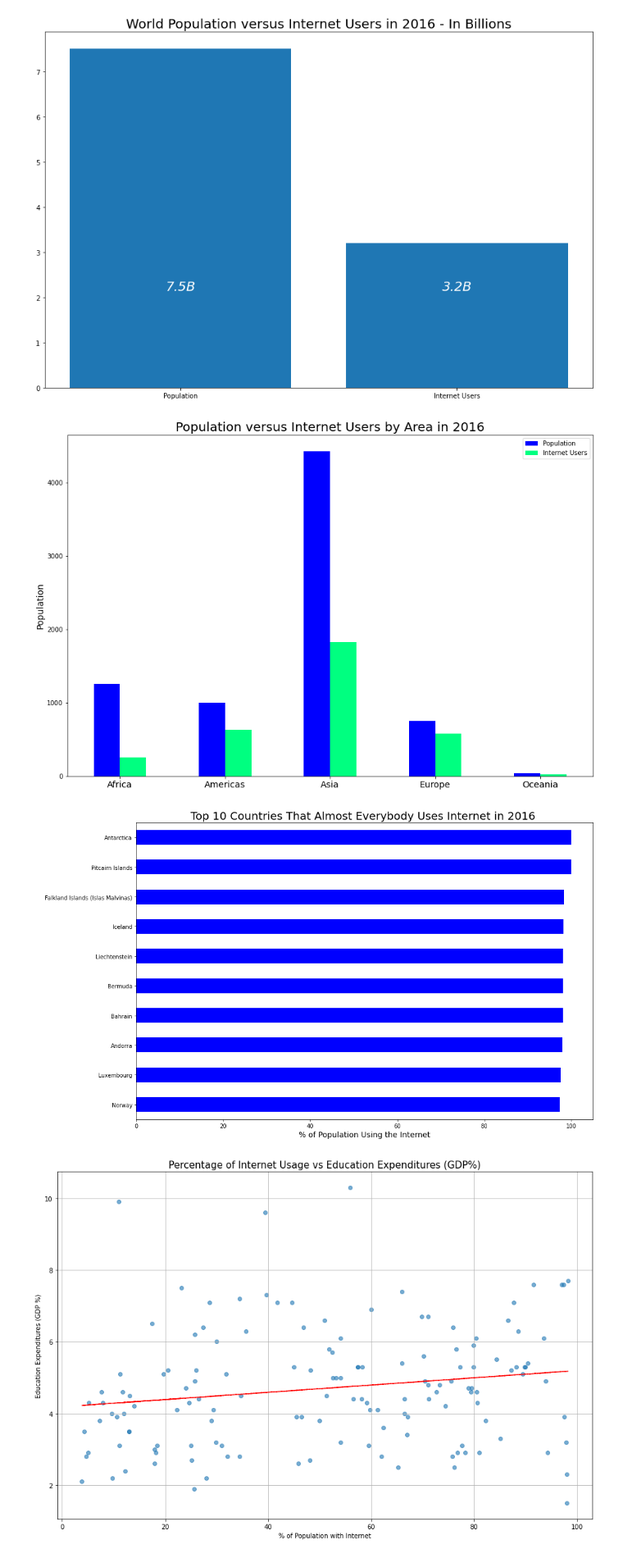
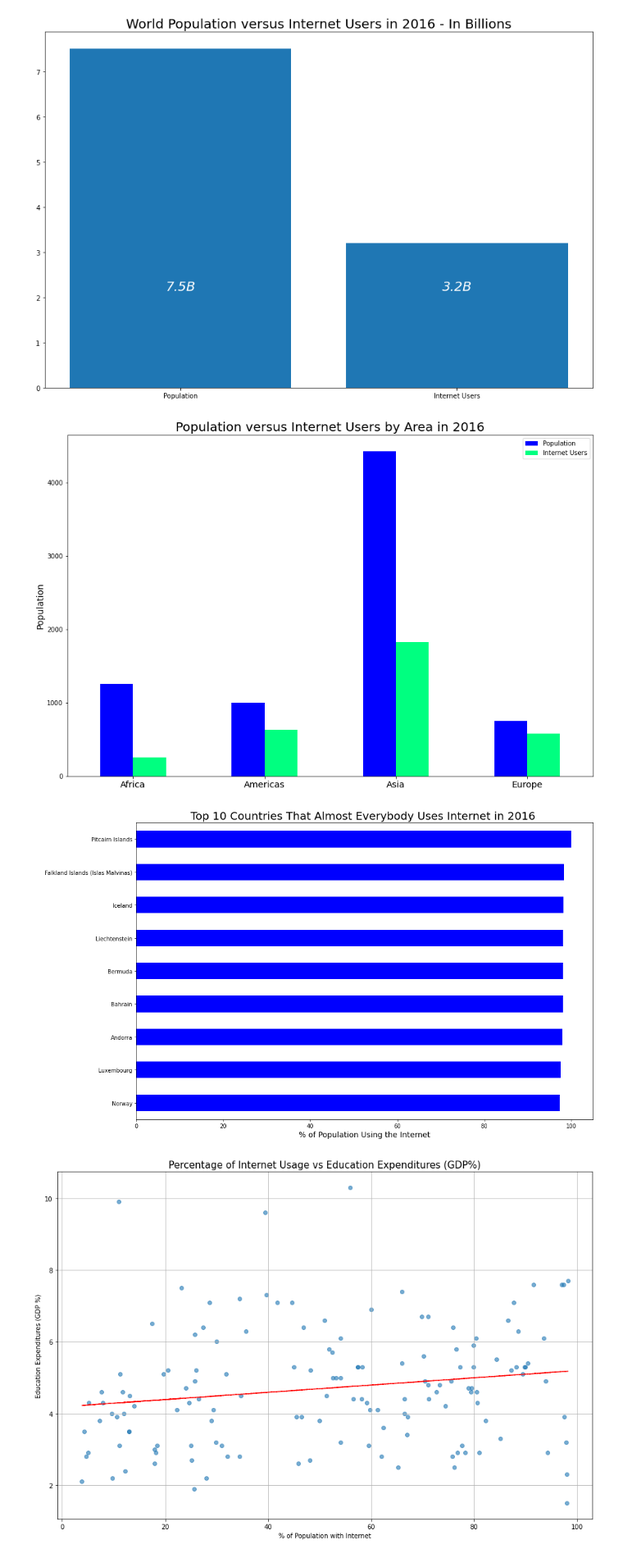
Before and after one commit to JoshuaFarmerATX/butterfly_effects_project, a Jupyter notebook: Butterfly_Effect_Final.ipynb, the cells around one changed output. Shown at 82% size. Cells and saved outputs as stored; diff of their text form; code cells hidden in the pictures.

```diff
--- a/Butterfly_Effect_Final.ipynb
+++ b/Butterfly_Effect_Final.ipynb
@@ -113,6 +113,7 @@ per_sub_area = (
 )
 per_sub_area = per_sub_area.drop("World")
 per_sub_area = per_sub_area.drop("Polar")
+per_sub_area = per_sub_area.drop("Oceania")
 
 per_sub_area = round(per_sub_area / 1000000, 2)
 # plot
@@ -125,25 +126,28 @@ plt.xticks(rotation=0, fontsize=14)
 
 plt.show()
 # %% [output]
-[figure, old version]
+[figure, new version]
 # %%
 # What countries have almost 100% of their population using the Internet?
 top_perc_internet_population = (
     merged_data[["country_y", "internet_%_of_population"]]
     .sort_values(by=["internet_%_of_population"], ascending=False)
     .head(10)
     .sort_values(by=["internet_%_of_population"], ascending=True)
     .set_index("country_y")
 )
+
+top_perc_internet_population = top_perc_internet_population.drop("Antarctica")
+
 top_perc_internet_population.plot(
     kind="barh", legend=False, colormap="winter", figsize=(15, 10)
 )
 plt.title("Top 10 Countries That Almost Everybody Uses Internet in 2016 ", fontsize=20)
 plt.xlabel("% of Population Using the Internet", fontsize=14)
 plt.ylabel(" ", fontsize=14)
 plt.show()
 # %% [output]
-[figure, old version]
+[figure, new version]
 # %%
 pop_low = merged_data["population"].quantile(0.1)
 pop_hi = merged_data["population"].quantile(0.9)
```
